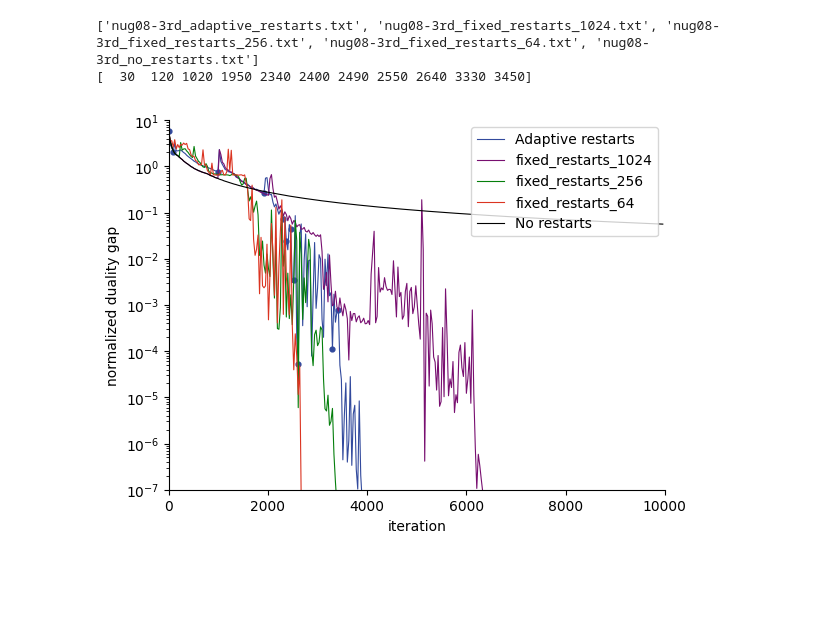
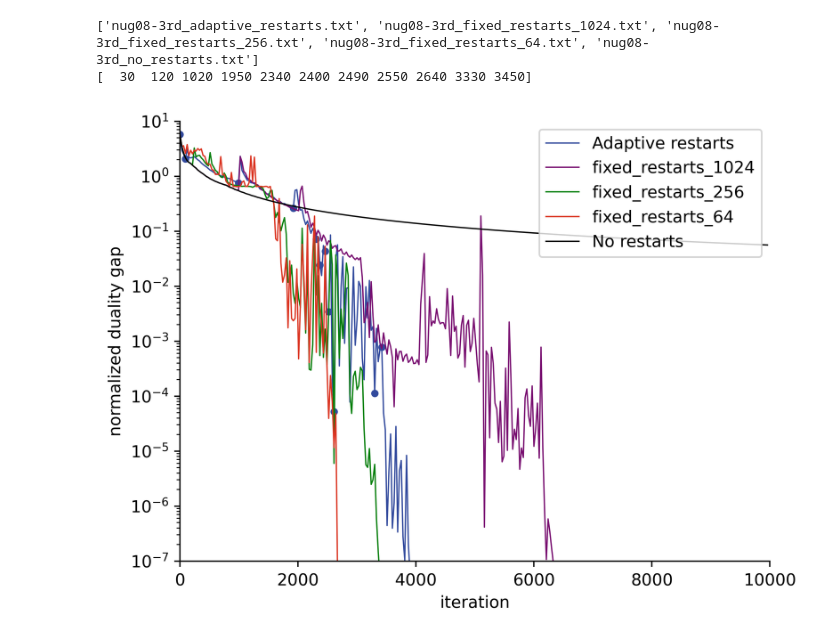
Before and after one commit to Try2beby/LP_restart, a Jupyter notebook: implementation_cpp/plot.ipynb, the cells around one changed output. Drawn from its saved outputs; the diff is of its cells as text; code cells hidden in the pictures; blank space fills up the shorter version.

```diff
--- a/implementation_cpp/plot.ipynb
+++ b/implementation_cpp/plot.ipynb
@@ -50,35 +50,37 @@ adaptive_restart_idx=np.loadtxt(cachepath+method[0]+idxfile,dtype=int)
 
 %matplotlib inline
 fig, ax = plt.subplots()
+fig.set_dpi(800)
 ax.set_xlim(0,10000)
 ax.set_ylim(1e-7,1e1)
 ax.spines['top'].set_visible(False)
 ax.spines['right'].set_visible(False)
 
 marker = ['o','v','^','<',None]
 color = ["#324a9d","#780f70",'#057f0c','#db3421','black']
 fixed_length = [-1,1024,256,64,-1]
 labels = ["Adaptive restarts",
            "fixed_restarts_1024",
            "fixed_restarts_256",
            "fixed_restarts_64",
            "No restarts"]
 
 for i,filename in enumerate(files):
     filepath = os.path.join(cachepath+method[0], filename)
     cache = np.loadtxt(filepath,delimiter=',')
     gap = np.abs(cache[:,0])
     kkt_error = cache[:,1]
     if i==0:
         plot_gap(gap,30,ax,marker[i],color[i],labels[i],-1,adaptive_restart_idx)
     else:
         plot_gap(gap,30,ax,marker[i],color[i],labels[i],fixed_length[i])
 
 ax.legend(loc='upper right')
+fig.savefig('fig/'+method[0].strip('/')+'.png',bbox_inches='tight')
 
 print(files)
 print(adaptive_restart_idx)
 # %% [output]
 ['nug08-3rd_adaptive_restarts.txt', 'nug08-3rd_fixed_restarts_1024.txt', 'nug08-3rd_fixed_restarts_256.txt', 'nug08-3rd_fixed_restarts_64.txt', 'nug08-3rd_no_restarts.txt']
 [  30  120 1020 1950 2340 2400 2490 2550 2640 3330 3450]
-[figure, old version]
+[figure, new version]
```
Also changed, not shown: 14 other files.
